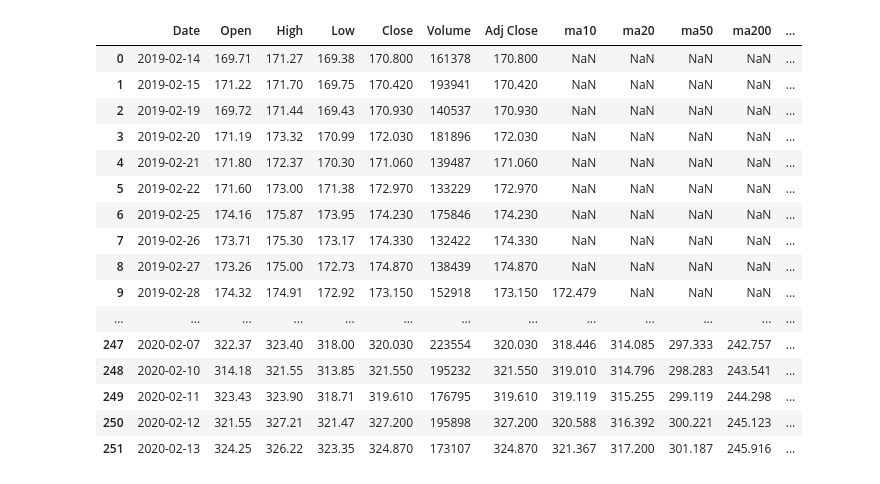
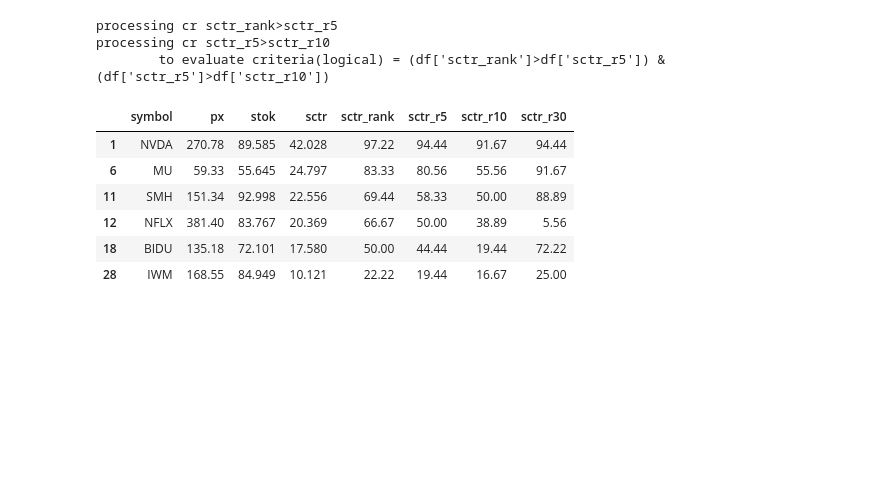
Before and after one commit to softarts/tradebook, a Jupyter notebook: tradedesk1.ipynb, the cells around one changed output. Drawn from its saved outputs; the diff is of its cells as text; code cells hidden in the pictures; blank space fills up the shorter version.

```diff
--- a/tradedesk1.ipynb
+++ b/tradedesk1.ipynb
@@ -232,23 +253,19 @@ cfg = """{
 }"""
 import json
 criteria=json.loads(cfg)
-# %%
-ohlc_dct['AAPL']
-# %% [output]
-|  | Date | Open | High | Low | Close | Volume | Adj Close | ma10 | ma20 | ma50 | ma200 | ... |
-| 0 | 2019-02-14 | 169.71 | 171.27 | 169.38 | 170.800 | 161378 | 170.800 | NaN | NaN | NaN | NaN | ... |
-| 1 | 2019-02-15 | 171.22 | 171.70 | 169.75 | 170.420 | 193941 | 170.420 | NaN | NaN | NaN | NaN | ... |
-| 2 | 2019-02-19 | 169.72 | 171.44 | 169.43 | 170.930 | 140537 | 170.930 | NaN | NaN | NaN | NaN | ... |
-| 3 | 2019-02-20 | 171.19 | 173.32 | 170.99 | 172.030 | 181896 | 172.030 | NaN | NaN | NaN | NaN | ... |
-| 4 | 2019-02-21 | 171.80 | 172.37 | 170.30 | 171.060 | 139487 | 171.060 | NaN | NaN | NaN | NaN | ... |
-| 5 | 2019-02-22 | 171.60 | 173.00 | 171.38 | 172.970 | 133229 | 172.970 | NaN | NaN | NaN | NaN | ... |
-| 6 | 2019-02-25 | 174.16 | 175.87 | 173.95 | 174.230 | 175846 | 174.230 | NaN | NaN | NaN | NaN | ... |
-| 7 | 2019-02-26 | 173.71 | 175.30 | 173.17 | 174.330 | 132422 | 174.330 | NaN | NaN | NaN | NaN | ... |
-| 8 | 2019-02-27 | 173.26 | 175.00 | 172.73 | 174.870 | 138439 | 174.870 | NaN | NaN | NaN | NaN | ... |
-| 9 | 2019-02-28 | 174.32 | 174.91 | 172.92 | 173.150 | 152918 | 173.150 | 172.479 | NaN | NaN | NaN | ... |
-| ... | ... | ... | ... | ... | ... | ... | ... | ... | ... | ... | ... | ... |
-| 247 | 2020-02-07 | 322.37 | 323.40 | 318.00 | 320.030 | 223554 | 320.030 | 318.446 | 314.085 | 297.333 | 242.757 | ... |
-| 248 | 2020-02-10 | 314.18 | 321.55 | 313.85 | 321.550 | 195232 | 321.550 | 319.010 | 314.796 | 298.283 | 243.541 | ... |
-| 249 | 2020-02-11 | 323.43 | 323.90 | 318.71 | 319.610 | 176795 | 319.610 | 319.119 | 315.255 | 299.119 | 244.298 | ... |
-| 250 | 2020-02-12 | 321.55 | 327.21 | 321.47 | 327.200 | 195898 | 327.200 | 320.588 | 316.392 | 300.221 | 245.123 | ... |
-| 251 | 2020-02-13 | 324.25 | 326.22 | 323.35 | 324.870 | 173107 | 324.870 | 321.367 | 317.200 | 301.187 | 245.916 | ... |
+# %%
+df_scan=tb.run_scan(df,criteria)
+# %% [output]
+processing cr sctr_rank>sctr_r5
+processing cr sctr_r5>sctr_r10
+        to evaluate criteria(logical) = (df['sctr_rank']>df['sctr_r5']) & (df['sctr_r5']>df['sctr_r10'])
+# %%
+df_scan
+# %% [output]
+|  | symbol | px | stok | sctr | sctr_rank | sctr_r5 | sctr_r10 | sctr_r30 |
+| 1 | NVDA | 270.78 | 89.585 | 42.028 | 97.22 | 94.44 | 91.67 | 94.44 |
+| 6 | MU | 59.33 | 55.645 | 24.797 | 83.33 | 80.56 | 55.56 | 91.67 |
+| 11 | SMH | 151.34 | 92.998 | 22.556 | 69.44 | 58.33 | 50.00 | 88.89 |
+| 12 | NFLX | 381.40 | 83.767 | 20.369 | 66.67 | 50.00 | 38.89 | 5.56 |
+| 18 | BIDU | 135.18 | 72.101 | 17.580 | 50.00 | 44.44 | 19.44 | 72.22 |
+| 28 | IWM | 168.55 | 84.949 | 10.121 | 22.22 | 19.44 | 16.67 | 25.00 |
```
Also changed, not shown: parts of 19 cells of this notebook, 2 other files.
